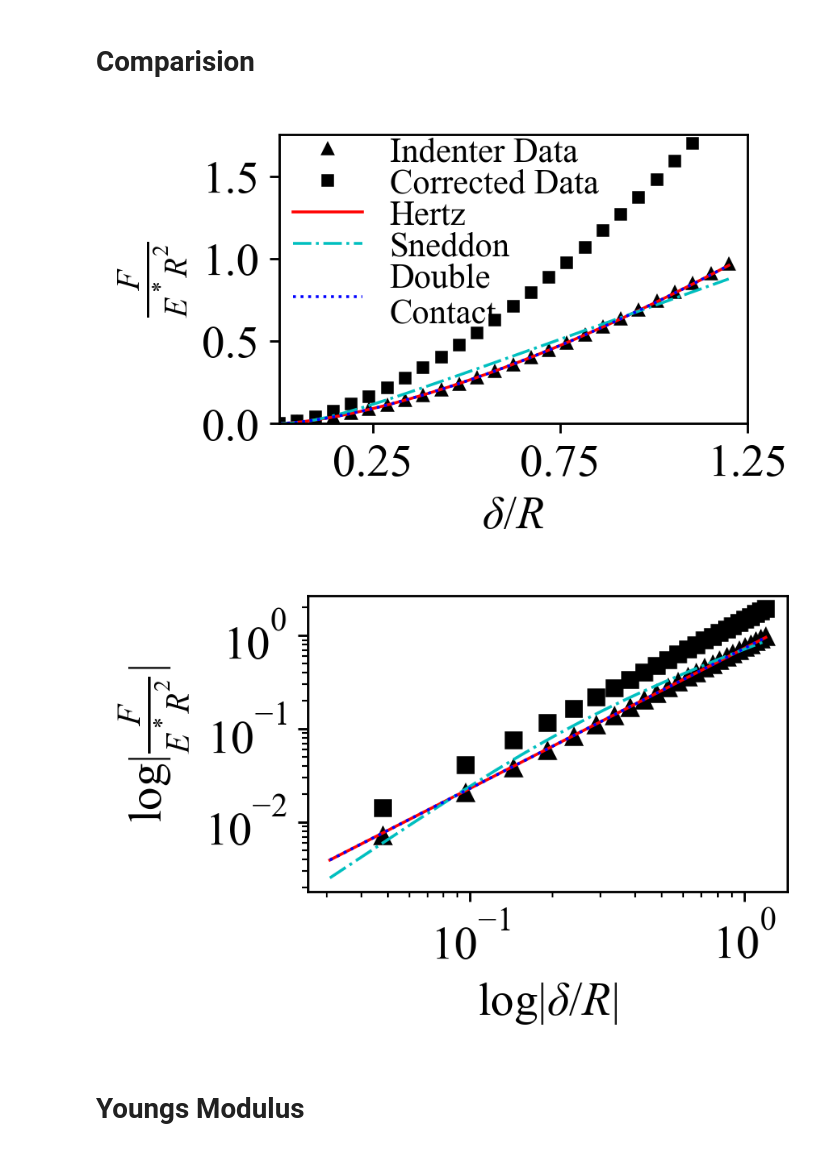
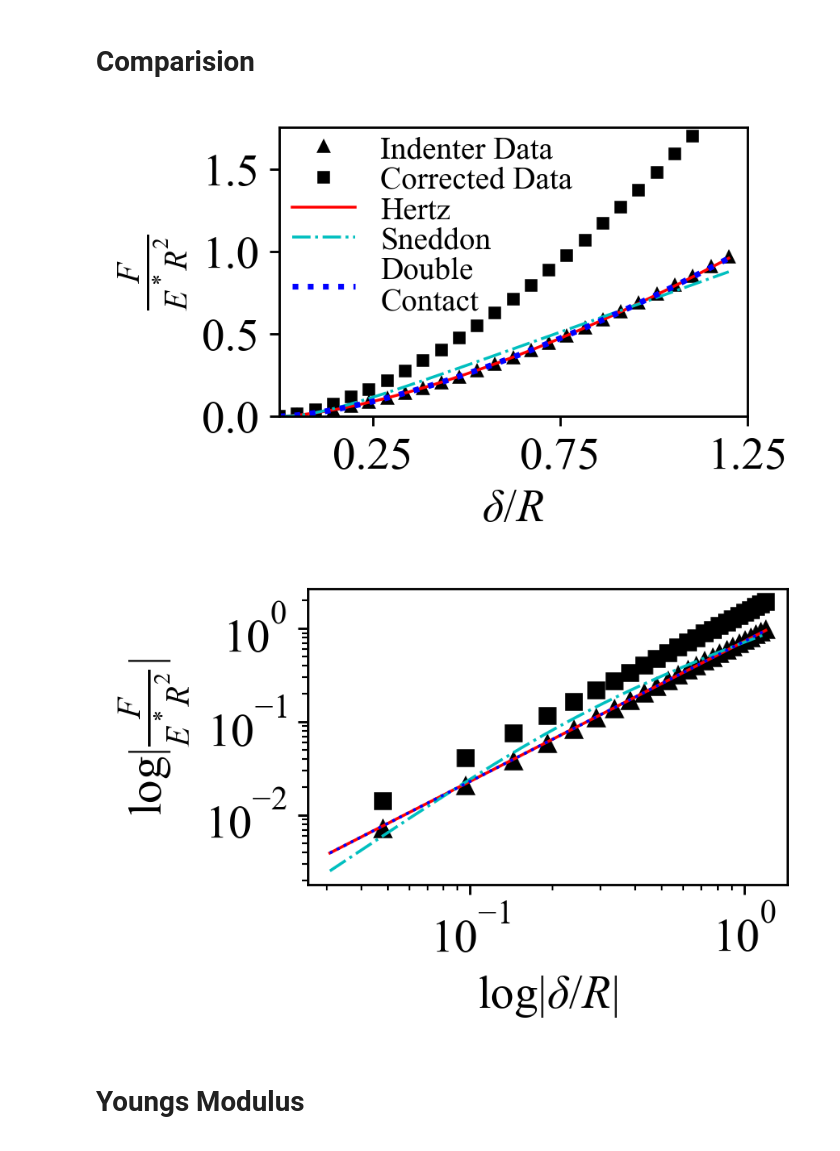
Before and after one commit to Joshua-Giblin-Burnham/ABAQUSAFMSimulations, a Jupyter notebook: ABAQUS Notebook Simulations/axisymmetric/AFM Abaqus Code Test Capped Indentor - Sphere Axisymmetric.ipynb, the cells around one changed output. Saved outputs shown, nothing was run; the diff lists cells and outputs as text; code cells hidden in the pictures.

```diff
--- a/ABAQUS Notebook Simulations/axisymmetric/AFM Abaqus Code Test Capped Indentor - Sphere Axisymmetric.ipynb
+++ b/ABAQUS Notebook Simulations/axisymmetric/AFM Abaqus Code Test Capped Indentor - Sphere Axisymmetric.ipynb
@@ -653,43 +653,43 @@ ax.plot(u2, rf1, '^', ms = 3.5, lw = 1, color = 'k', label = 'Indenter Data ' )
 ax.plot(u2, rf2, 's', ms = 3.5, lw = 1, color = 'k', label = 'Corrected Data' )
 ax.plot(x/R_indentor, F_Hertz(x,E_hertz[k], r)/(E_eff*R_indentor**2),   '-',     lw = 1, color = 'r', label = 'Hertz')
 ax.plot(x/R_indentor, F_Sneddon(x, E_Sneddon[k], r)/(E_eff*R_indentor**2), '-.', lw = 1, color = 'c', label = 'Sneddon')
-ax.plot(x/R_indentor, F_Double(x,E_double[k], r)/(E_eff*R_indentor**2), ':',     lw = 1, color = 'b', label = 'Double\nContact')
+ax.plot(x/R_indentor, F_Double(x,E_double[k], r)/(E_eff*R_indentor**2), ':',     lw = 2, color = 'b', label = 'Double\nContact')
 
 ax.set_xlabel(r'$\delta/R$')
 ax.set_ylabel(r'$\frac{F}{E^*R^2}$')
 ax.set_xlim([0, ax.get_xlim()[1]])
 ax.set_ylim([0, 1.75])
 ax.set_yticks(np.round(10*np.linspace(0,1.5,4))/10)
-ax.legend(frameon=False, loc = [0,0.275], labelspacing=0, fontsize=12)
+ax.legend(frameon=False, loc = [0,0.3], labelspacing=0.05, fontsize=11)
 
 plt.gca().xaxis.set_major_locator(MaxNLocator(prune='lower'))
 plt.locator_params(axis='x', nbins=5)
 plt.locator_params(axis='y', nbins=5)
 
 ax.set_xlim([0, 1.25])
 ax.set_xticks([0.25,0.75,1.25])
 
 fig.savefig('/mnt/c/Users/Joshg/Downloads/Manuscript_Figures/Capped-Sphere-Contact_Models.pdf', bbox_inches = 'tight', transparent=True)
 plt.show()
 
 
 # --------------------------------------------------Plot 2-----------------------------------------------------
 fig, ax = plt.subplots(1, 1, figsize=(linewidth/2, 1/1.61*linewidth/2))
 
 ax.plot((u2[1:]), (rf1[1:]), '^', ms = 5, lw = 1, color = 'k', label = 'Indenter Data')
 ax.plot((u2[1:]), (rf2[1:]), 's', ms = 5, lw = 1, color = 'k', label = 'Corrected Data')
 ax.plot((x[1:]/R_indentor), (F_Hertz(x,E_hertz[k], r)[1:]/(E_eff*R_indentor**2)), '-',      lw = 1, color = 'r', label = 'Hertz')
 ax.plot((x[1:]/R_indentor), (F_Sneddon(x,E_Sneddon[k], r)[1:]/(E_eff*R_indentor**2)), '-.', lw = 1, color = 'c', label = 'Sneddon')
 ax.plot((x[1:]/R_indentor), (F_Double(x,E_double[k], r)[1:]/(E_eff*R_indentor**2)), ':',    lw = 1, color = 'b', label = 'Double Contact')
 
 ax.set_xlabel(r'log|$\delta/R$|')
 ax.set_ylabel(r'log|$\frac{F}{E^*R^2}$|')
 ax.set_xscale('log')
 ax.set_yscale('log')
 
 plt.show()
 # %% [output]
-[figure, old version]
+[figure, new version]
 [figure]
 # %% [markdown]
 # Youngs Modulus
```
Also changed, not shown: parts of 1 cell of this notebook.
